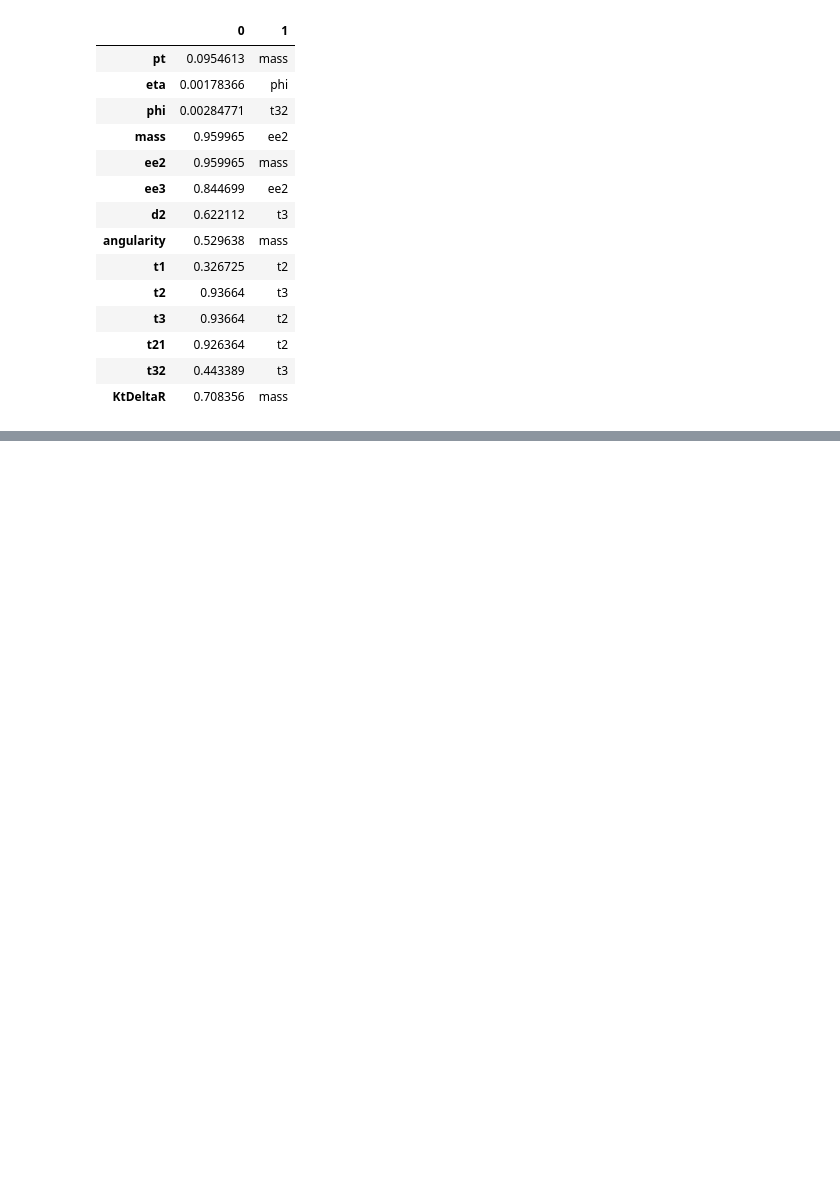
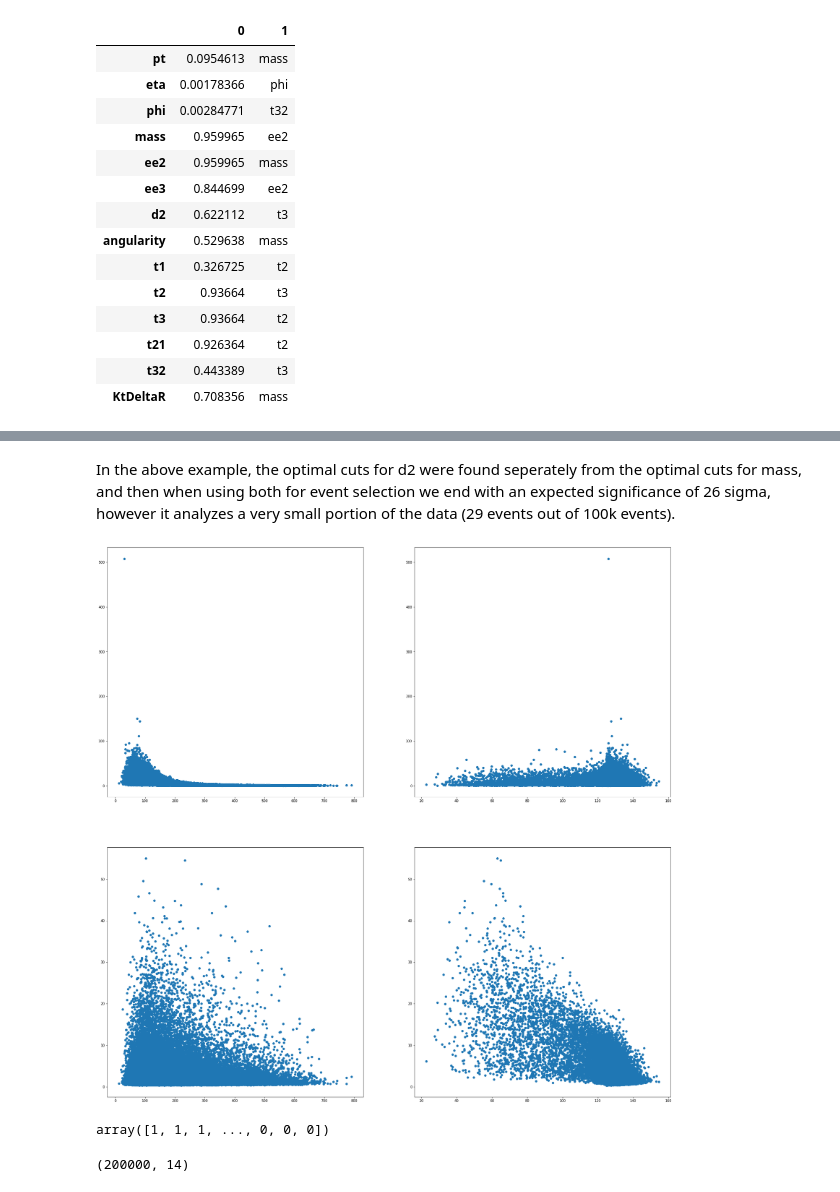
Before and after one commit to Chkoda/PHYS434, a Jupyter notebook: Lab7&8.ipynb, the cells around one changed output, grey strips where cells are left out. Saved outputs shown, nothing was run; the diff lists cells and outputs as text; code cells hidden in the pictures; blank space fills up the shorter version.

```diff
--- a/Lab7&8.ipynb
+++ b/Lab7&8.ipynb
@@ -192,0 +222,34 @@ plt.show()
+# %% [markdown]
+In the above example, the optimal cuts for d2 were found seperately from the optimal cuts for mass, and then when using both for event selection we end with an expected significance of 26 sigma, however it analyzes a very small portion of the data (29 events out of 100k events).
+# %%
+fig, ax = plt.subplots(2, 2, figsize=(30,30))
+ax[0][0].scatter(qcd_dict.mass, qcd_dict.d2)
+ax[1][0].scatter(qcd_dict.mass, higgs_dict.d2)
+ax[0][1].scatter(higgs_dict.mass, qcd_dict.d2)
+ax[1][1].scatter(higgs_dict.mass, higgs_dict.d2)
+plt.show()
+# %% [output]
+[figure, added]
+# %%
+from sklearn.datasets import load_iris
+from sklearn.feature_selection import SelectKBest
+from sklearn import svm
+
+#iris = load_iris()
+#X, y = iris.data, iris.target
+
+X = higgs_dict.append(qcd_dict)
+y = np.append(np.ones((len(higgs_dict),1), dtype=int),np.zeros((len(qcd_dict),1),dtype=int))
+# %% [output]
+array([1, 1, 1, ..., 0, 0, 0])
+# %%
+clf = svm.SVC(kernel='poly', degree=3, gamma='scale')
+clf.fit(X,y)
+#plt.clf()
+#plt.scatter(clf.support_vectors_[:, 0], clf.support_vectors_[:, 1], s=80,
+#            facecolors='none', zorder=10, edgecolors='k')
+#plt.scatter(X[:, 0], X[:, 1], c=Y, zorder=10, cmap=plt.cm.Paired,
+#            edgecolors='k')
+X.shape
+# %% [output]
+(200000, 14)
```
Also changed, not shown: parts of 31 cells of this notebook.
